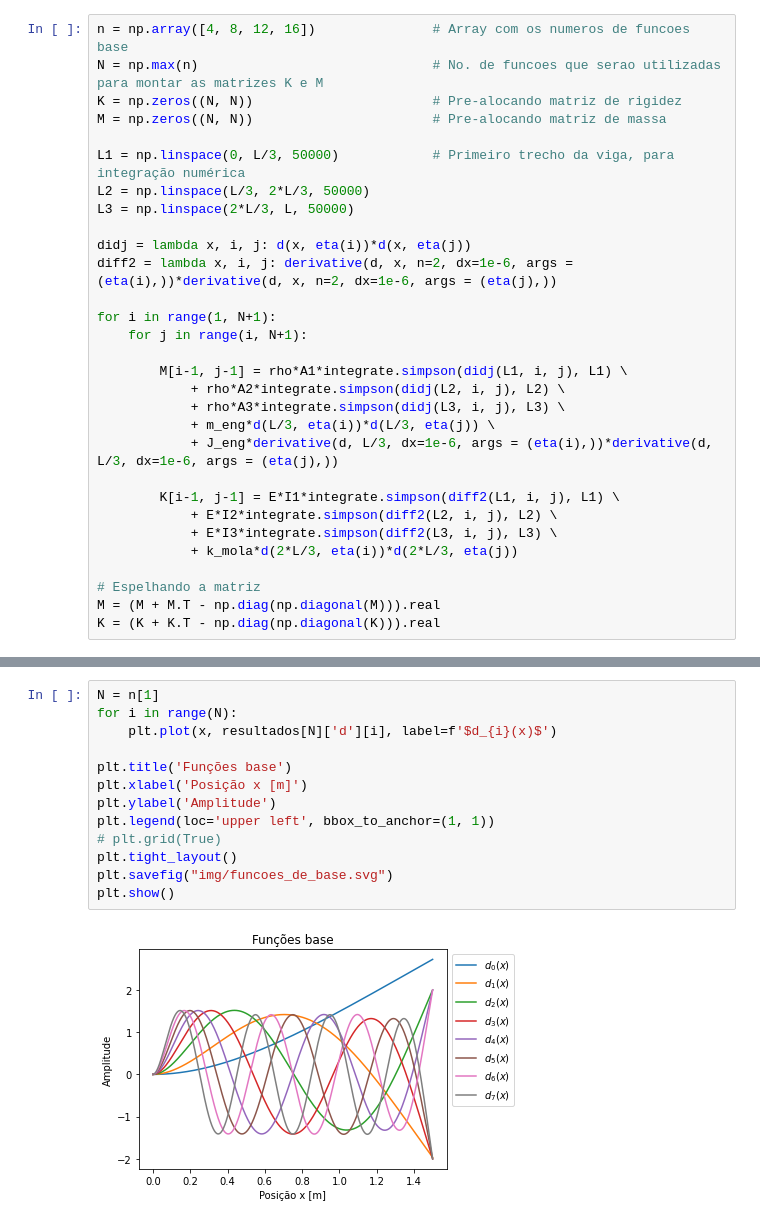
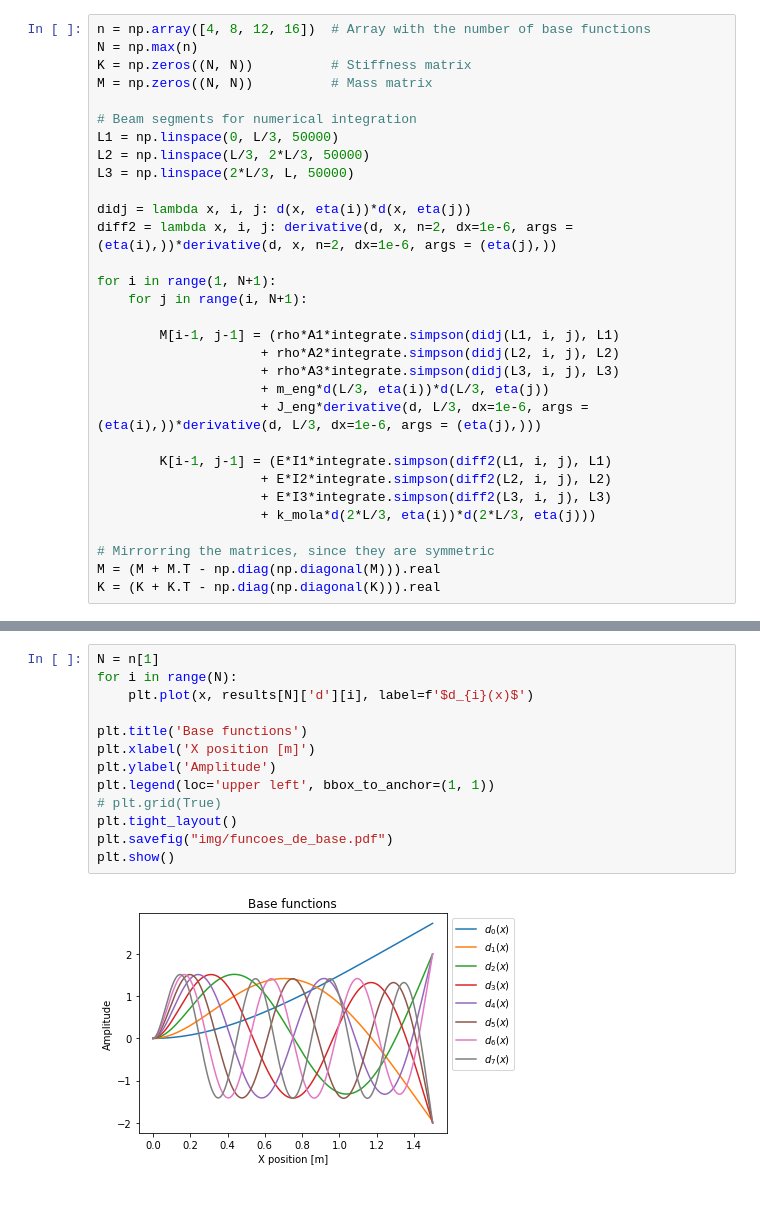
Before and after one commit to lucas-schroeder/Master_program_UFSC, a Jupyter notebook: VA/work1/MRR_lucas_schroeder.ipynb, the cells around one changed output, grey strips where cells are left out. Cells and saved outputs as stored; diff of their text form.

```diff
--- a/VA/work1/MRR_lucas_schroeder.ipynb
+++ b/VA/work1/MRR_lucas_schroeder.ipynb
@@ -46,10 +46,11 @@ def d(x, etaj):
 # %%
-n = np.array([4, 8, 12, 16])               # Array com os numeros de funcoes base
-N = np.max(n)                              # No. de funcoes que serao utilizadas para montar as matrizes K e M
-K = np.zeros((N, N))                       # Pre-alocando matriz de rigidez
-M = np.zeros((N, N))                       # Pre-alocando matriz de massa
+n = np.array([4, 8, 12, 16])  # Array with the number of base functions
+N = np.max(n)
+K = np.zeros((N, N))          # Stiffness matrix
+M = np.zeros((N, N))          # Mass matrix
 
-L1 = np.linspace(0, L/3, 50000)            # Primeiro trecho da viga, para integração numérica
+# Beam segments for numerical integration
+L1 = np.linspace(0, L/3, 50000)
 L2 = np.linspace(L/3, 2*L/3, 50000)
 L3 = np.linspace(2*L/3, L, 50000)
 
@@ -59,17 +60,17 @@ diff2 = lambda x, i, j: derivative(d, x, n=2, dx=1e-6, args = (eta(i),))*derivat
 for i in range(1, N+1):
     for j in range(i, N+1):
 
-        M[i-1, j-1] = rho*A1*integrate.simpson(didj(L1, i, j), L1) \
-            + rho*A2*integrate.simpson(didj(L2, i, j), L2) \
-            + rho*A3*integrate.simpson(didj(L3, i, j), L3) \
-            + m_eng*d(L/3, eta(i))*d(L/3, eta(j)) \
-            + J_eng*derivative(d, L/3, dx=1e-6, args = (eta(i),))*derivative(d, L/3, dx=1e-6, args = (eta(j),))
+        M[i-1, j-1] = (rho*A1*integrate.simpson(didj(L1, i, j), L1)
+                     + rho*A2*integrate.simpson(didj(L2, i, j), L2)
+                     + rho*A3*integrate.simpson(didj(L3, i, j), L3)
+                     + m_eng*d(L/3, eta(i))*d(L/3, eta(j))
+                     + J_eng*derivative(d, L/3, dx=1e-6, args = (eta(i),))*derivative(d, L/3, dx=1e-6, args = (eta(j),)))
 
-        K[i-1, j-1] = E*I1*integrate.simpson(diff2(L1, i, j), L1) \
-            + E*I2*integrate.simpson(diff2(L2, i, j), L2) \
-            + E*I3*integrate.simpson(diff2(L3, i, j), L3) \
-            + k_mola*d(2*L/3, eta(i))*d(2*L/3, eta(j))
+        K[i-1, j-1] = (E*I1*integrate.simpson(diff2(L1, i, j), L1)
+                     + E*I2*integrate.simpson(diff2(L2, i, j), L2)
+                     + E*I3*integrate.simpson(diff2(L3, i, j), L3)
+                     + k_mola*d(2*L/3, eta(i))*d(2*L/3, eta(j)))
 
-# Espelhando a matriz
+# Mirrorring the matrices, since they are symmetric
 M = (M + M.T - np.diag(np.diagonal(M))).real
 K = (K + K.T - np.diag(np.diagonal(K))).real
@@ -121,15 +124,15 @@ for N in n:
 # %%
 N = n[1]
 for i in range(N):
-    plt.plot(x, resultados[N]['d'][i], label=f'$d_{i}(x)$')
+    plt.plot(x, results[N]['d'][i], label=f'$d_{i}(x)$')
 
-plt.title('Funções base')
-plt.xlabel('Posição x [m]')
+plt.title('Base functions')
+plt.xlabel('X position [m]')
 plt.ylabel('Amplitude')
 plt.legend(loc='upper left', bbox_to_anchor=(1, 1))
 # plt.grid(True)
 plt.tight_layout()
-plt.savefig("img/funcoes_de_base.svg")
+plt.savefig("img/funcoes_de_base.pdf")
 plt.show()
 # %% [output]
-[figure, old version]
+[figure, new version]
```
Also changed, not shown: parts of 20 cells of this notebook, 12 other files.
